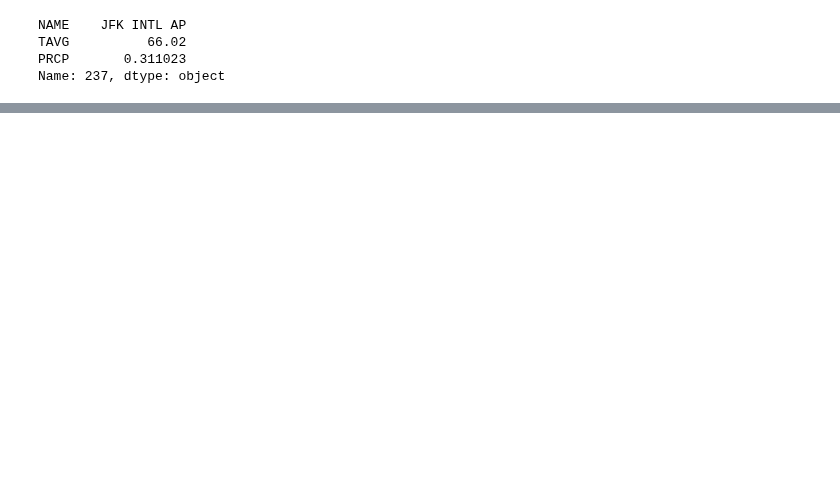
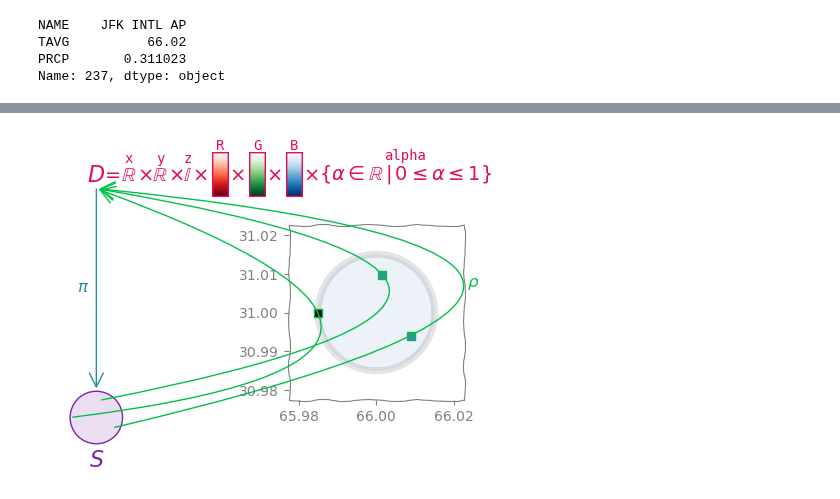
Before and after one commit to story645/team, a Jupyter notebook: paper/figcode/trivialbundle.ipynb, the cells around one changed output, grey strips where cells are left out. Cells and saved outputs as stored; diff of their text form; code cells hidden in the pictures; blank space fills up the shorter version.

```diff
--- a/paper/figcode/trivialbundle.ipynb
+++ b/paper/figcode/trivialbundle.ipynb
@@ -315,0 +148,100 @@ fig.savefig("../figures/fb_rho.pdf", dpi=300, bbox_inches='tight')
+# %%
+fig, ax = plt.subplots(figsize=(3.5,3.5), layout='compressed')
+
+ft = 14
+x0 = .15
+D = fig.text(.15,.925, r"$D$",  fontsize=ft+2, color=pcd['fiber'], ha='center', va='baseline')
+
+dkwargs = dict(fontsize=ft, color=pcd['fiber'], ha='left', va='center')
+lkwargs = dict(fontsize=ft-4, fontfamily = 'monospace', color=pcd['fiber'], ha='center', va='bottom')
+
+tf = ax.annotate("=", xy=(1,.5), xycoords=D, **dkwargs)
+x = ax.annotate(r"$\mathbb{R}$", xycoords= tf, xy = (1,.5), **dkwargs)
+xl = ax.annotate("x", xycoords=x, xy=(.5,1), **lkwargs)
+times = ax.annotate(r"$\times$", xycoords=x, xy = (1,.5), **dkwargs)
+y = ax.annotate(r"$\mathbb{R}$", xycoords=times, xy=(1,.5), **dkwargs)
+yl = ax.annotate("y", xycoords=y, xy=(.5,1), **lkwargs)
+times = ax.annotate(r"$\times$", xycoords=y, xy = (1,.5), **dkwargs)
+z = ax.annotate(r"$\mathbb{I}$", xycoords=times, xy = (1,.5), **dkwargs)
+zl = ax.annotate("z", xycoords=z, xy=(.5,1), **lkwargs)
+
+
+N = 30
+M = 10
+arr = np.repeat(np.linspace(0,1, N), M).reshape(N,M)
+pad = 1
+cfiber = np.ones((N+pad*2, M+pad*2))*2
+cfiber[pad:-pad, pad:-pad] = arr
+norm = mcolors.Normalize(vmin=0, vmax=1)
+
+#(left, right, bottom, top)
+va = 'bottom'
+ha = 'left'
+xy = (1,0)
+xycoords = z
+
+
+for cname in ["Reds", "Greens", "Blues"]:
+    times = ax.annotate(r"$\times$", xycoords=xycoords, xy = xy, fontsize=ft, color=pcd['fiber'], va=va, ha=ha)
+    cmap = mpl.colormaps[cname].resampled(N).with_extremes(over=pcd['fiber'])
+    im = OffsetImage(cfiber, cmap=cmap, norm=norm)
+    im.image.axes = ax
+
+    ab = AnnotationBbox(im, xy = (1.8, .5), xycoords=times, frameon=False)
+    ax.add_artist(ab)
+    ax.annotate(cname[0], xycoords=ab, xy=(.5,.9), **lkwargs)
+    ha = 'center'
+    xy = (1.5, 0)
+    xycoords = (im, tf)
+
+times = ax.annotate(r"$ \times$",
+            xy=xy, xycoords=xycoords, fontsize=ft, color=pcd['fiber'], ha=ha, va=va)
+
+alpha = ax.annotate(r"$\{\alpha \in \mathbb{R} \,\vert \, 0\leq \alpha \leq 1\}$",
+            xy=(1,.55), xycoords=times, fontsize=ft, color=pcd['fiber'], ha='left', va='center')
+al = ax.annotate("alpha", xycoords=alpha, xy=(.5,1), **lkwargs)
+
+K = mpatches.Circle((x0, .25), .075, edgecolor=pcd['base'], facecolor=mcolors.to_rgba(pcd['base'], alpha=.15))
+fig.add_artist(K)
+#ax.add_patch(K)
+
+pi_arr = ax.annotate("", xy=(.5, 1), xycoords=K, xytext=(.5, 0), textcoords=D, arrowprops=dict(arrowstyle='->', color=pcd['total'], mutation_scale=25))
+pi_lab = ax.annotate(r"$\pi$", xy=(0,.5), xycoords=pi_arr, fontsize=ft-2, color=pcd['total'], va='center', ha='right')
+
+ax.annotate(r"$S$", xy=(.5, -.1), xycoords=K, color=pcd['base'], fontsize=ft+2, va='top', ha='center')
+
+ax.tick_params('both', length=0)
+#ax.set(xticklabels=[], yticklabels=[])
+ax.axis('off')
+
+x, y = (row['TAVG'],row['PRCP'])
+axrho = fig.add_axes([.7, .3, .5, .5], zorder=2)
+
+
+axrho.spines[:].set_sketch_params(1, 100, 10)
+axrho.spines[:].set_color('gray')
+axrho.tick_params(colors='gray')
+cinner = 'steelblue'
+#sc = axrho.scatter(x,y, color= cinner, s=6000, edgecolor='k', lw=2, alpha=.05)
+x, y = (66, 31)
+r = .015
+sc = mpatches.Circle((x,y), radius=r, facecolor=cinner, edgecolor='k', lw=5, alpha=.1)
+axrho.add_patch(sc)
+axrho.set_aspect('equal')
+axrho.set(xlim=(x-1.5*r, x+1.5*r), ylim=(y-1.5*r, y+1.5*r))
+ax.set_aspect('equal')
+for (xr, yr, c, cs) in [(-r, 0, 'k', "arc3,rad=2.075"), (r*.1, r*.65, cinner, "arc3,rad=2.75"), (r*.6, -r*.4, cinner, "arc3,rad=3")]:
+    axrho.scatter(xs:=x+xr, ys:=y+yr, color=c, marker='s', s=40, edgecolor=pcd['section'], linewidth=1, zorder=10)
+    px = (r+xr)/(r*2)
+    py = (r+yr)/(r*2)
+    sec = mtext.Annotation("", xytext=(px, py), textcoords=K, xy=(.5, -.1), xycoords=D,
+                      arrowprops={'arrowstyle':'->, head_width=.25', 'mutation_scale':25,'color':pcd['section'],'connectionstyle':cs}, zorder=6)
+    fig.add_artist(sec)
+
+
+ax.annotate(r"$\rho$", (1.01, .575), xycoords=sec, fontsize=ft-2, color=pcd['section'], zorder=7)
+
+fig.savefig("../figures/fb_rho.png", dpi=300, bbox_inches='tight')
+fig.savefig("../figures/fb_rho.pdf", dpi=300, bbox_inches='tight')
+# %% [output]
+[figure, added]
```
Also changed, not shown: parts of 7 cells of this notebook, 8 other files.
